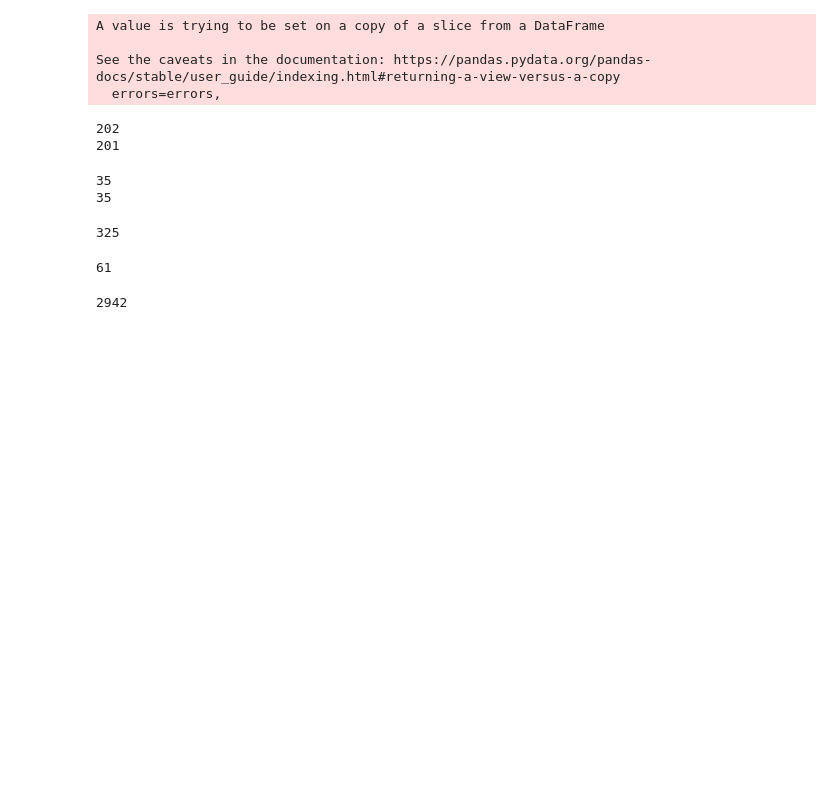
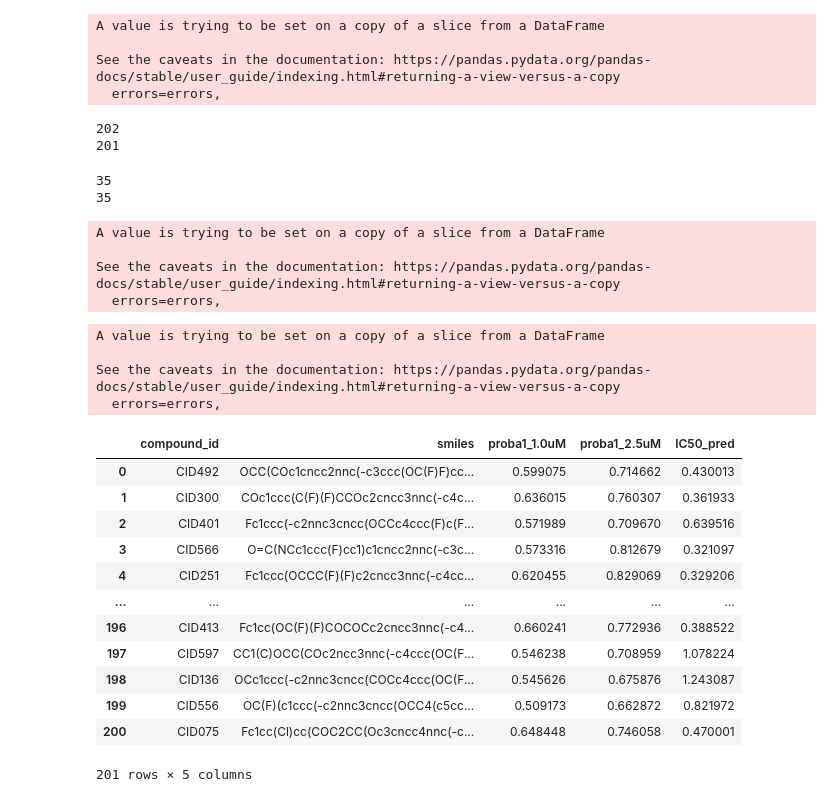
Before and after one commit to ersilia-os/osm-series4-synthesis-round1, a Jupyter notebook: notebooks/mol_selection.ipynb, the cells around one changed output. Cells and saved outputs as stored; diff of their text form; code cells hidden in the pictures; blank space fills up the shorter version.

```diff
--- a/notebooks/mol_selection.ipynb
+++ b/notebooks/mol_selection.ipynb
@@ -99,15 +99,36 @@ print(len(eosi90_1_actives))
 # %% [output]
 35
 35
-# %%
-len(mollib_25[mollib_25["reg_raw"]<=1])
-# %% [output]
-325
-# %%
-len(eosi90_25[eosi90_25["reg_raw"]<=1])
-# %% [output]
-61
-# %%
-len(data6_25[data6_25["reg_raw"]<=1])
-# %% [output]
-2942
+# %%
+data6 = data6_1_actives[["compound_id", "smiles", "clf_ex1"]]
+data6.rename(columns={"clf_ex1": "proba1_1.0uM"}, inplace=True)
+data6 = pd.merge(data6, data6_25_actives[["smiles", "clf_ex1", "reg_raw"]], on = "smiles", how="left")
+data6.rename(columns={"clf_ex1":"proba1_2.5uM", "reg_raw": "IC50_pred"})
+# %% [output]
+A value is trying to be set on a copy of a slice from a DataFrame
+
+See the caveats in the documentation: https://pandas.pydata.org/pandas-docs/stable/user_guide/indexing.html#returning-a-view-versus-a-copy
+  errors=errors,
+# %%
+mollib = mollib_1_actives[["compound_id", "smiles", "clf_ex1"]]
+mollib.rename(columns={"clf_ex1": "proba1_1.0uM"}, inplace=True)
+mollib = pd.merge(mollib, mollib_25_actives[["smiles", "clf_ex1", "reg_raw"]], on = "smiles", how="left")
+mollib.rename(columns={"clf_ex1":"proba1_2.5uM", "reg_raw": "IC50_pred"})
+# %% [output]
+A value is trying to be set on a copy of a slice from a DataFrame
+
+See the caveats in the documentation: https://pandas.pydata.org/pandas-docs/stable/user_guide/indexing.html#returning-a-view-versus-a-copy
+  errors=errors,
+|  | compound_id | smiles | proba1_1.0uM | proba1_2.5uM | IC50_pred |
+| 0 | CID492 | OCC(COc1cncc2nnc(-c3ccc(OC(F)F)cc... | 0.599075 | 0.714662 | 0.430013 |
+| 1 | CID300 | COc1ccc(C(F)(F)CCOc2cncc3nnc(-c4c... | 0.636015 | 0.760307 | 0.361933 |
+| 2 | CID401 | Fc1ccc(-c2nnc3cncc(OCCc4ccc(F)c(F... | 0.571989 | 0.709670 | 0.639516 |
+| 3 | CID566 | O=C(NCc1ccc(F)cc1)c1cncc2nnc(-c3c... | 0.573316 | 0.812679 | 0.321097 |
+| 4 | CID251 | Fc1ccc(OCCC(F)(F)c2cncc3nnc(-c4cc... | 0.620455 | 0.829069 | 0.329206 |
+| ... | ... | ... | ... | ... | ... |
+| 196 | CID413 | Fc1cc(OC(F)(F)COCOCc2cncc3nnc(-c4... | 0.660241 | 0.772936 | 0.388522 |
+| 197 | CID597 | CC1(C)OCC(COc2ncc3nnc(-c4ccc(OC(F... | 0.546238 | 0.708959 | 1.078224 |
+| 198 | CID136 | OCc1ccc(-c2nnc3cncc(COCc4ccc(OC(F... | 0.545626 | 0.675876 | 1.243087 |
+| 199 | CID556 | OC(F)(c1ccc(-c2nnc3cncc(OCC4(c5cc... | 0.509173 | 0.662872 | 0.821972 |
+| 200 | CID075 | Fc1cc(Cl)cc(COC2CC(Oc3cncc4nnc(-c... | 0.648448 | 0.746058 | 0.470001 |
+201 rows × 5 columns
```
Also changed, not shown: parts of 2 cells of this notebook, 9 other files.
